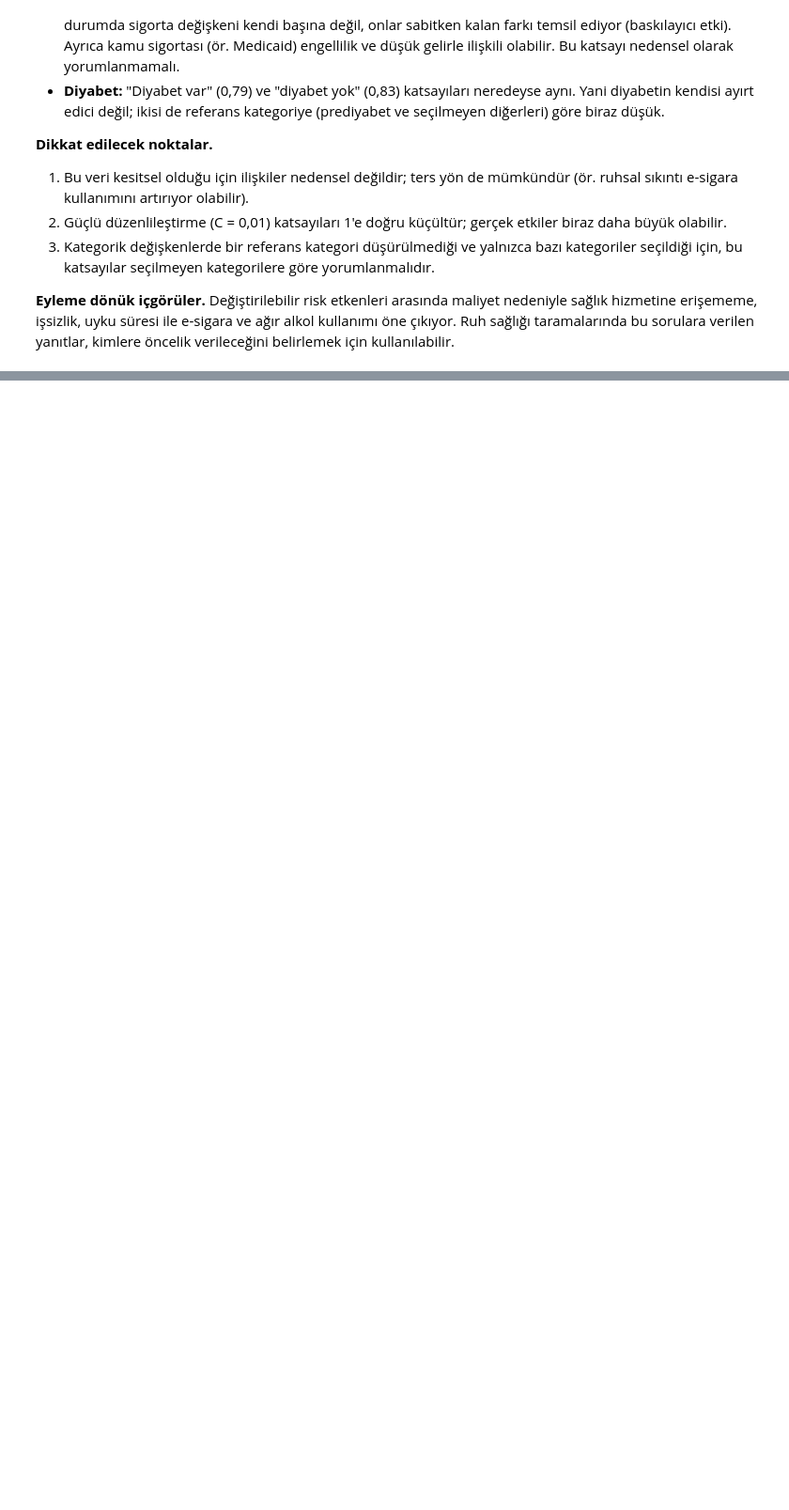
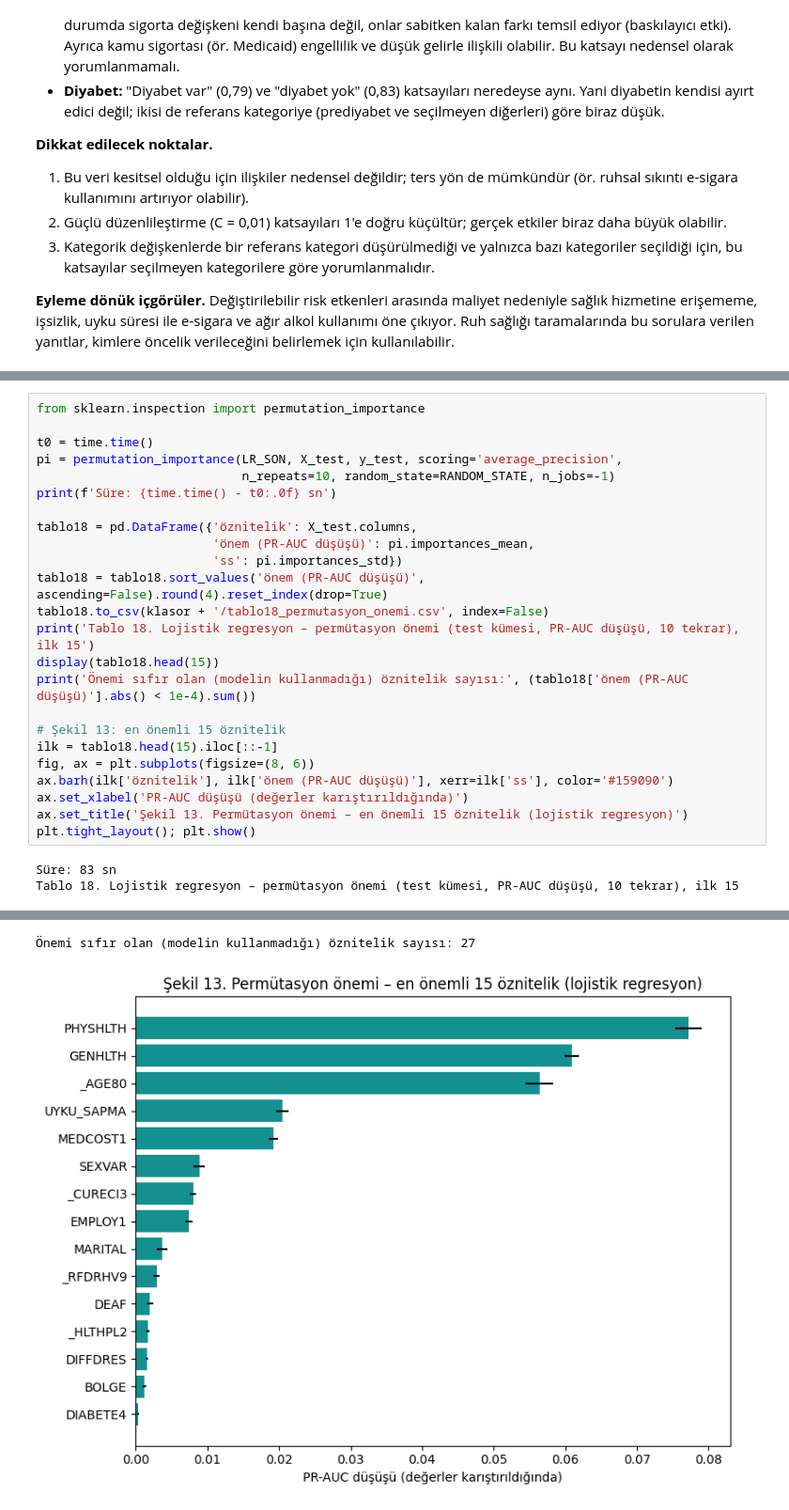
Before and after one commit to omeruslusoy/brfss-ruhsal-sikinti, a Jupyter notebook: 02_modelleme.ipynb, the cells around one changed output, grey strips where cells are left out. Shown at 94% size. Cells and saved outputs as stored; diff of their text form; blank space fills up the shorter version.

Commit message:
02: PR-AUC ve permütasyon önemi eklendi

```diff
--- a/02_modelleme.ipynb
+++ b/02_modelleme.ipynb
@@ -656,0 +698,27 @@ Tablo 16. Lojistik regresyon (RFE-20, C = 0,01) katsayıları, etki büyüklüğ
+# %%
+from sklearn.inspection import permutation_importance
+
+t0 = time.time()
+pi = permutation_importance(LR_SON, X_test, y_test, scoring='average_precision',
+                            n_repeats=10, random_state=RANDOM_STATE, n_jobs=-1)
+print(f'Süre: {time.time() - t0:.0f} sn')
+
+tablo18 = pd.DataFrame({'öznitelik': X_test.columns,
+                        'önem (PR-AUC düşüşü)': pi.importances_mean,
+                        'ss': pi.importances_std})
+tablo18 = tablo18.sort_values('önem (PR-AUC düşüşü)', ascending=False).round(4).reset_index(drop=True)
+tablo18.to_csv(klasor + '/tablo18_permutasyon_onemi.csv', index=False)
+print('Tablo 18. Lojistik regresyon – permütasyon önemi (test kümesi, PR-AUC düşüşü, 10 tekrar), ilk 15')
+display(tablo18.head(15))
+print('Önemi sıfır olan (modelin kullanmadığı) öznitelik sayısı:', (tablo18['önem (PR-AUC düşüşü)'].abs() < 1e-4).sum())
+
+# Şekil 13: en önemli 15 öznitelik
+ilk = tablo18.head(15).iloc[::-1]
+fig, ax = plt.subplots(figsize=(8, 6))
+ax.barh(ilk['öznitelik'], ilk['önem (PR-AUC düşüşü)'], xerr=ilk['ss'], color='#159090')
+ax.set_xlabel('PR-AUC düşüşü (değerler karıştırıldığında)')
+ax.set_title('Şekil 13. Permütasyon önemi – en önemli 15 öznitelik (lojistik regresyon)')
+plt.tight_layout(); plt.show()
+# %% [output]
+Süre: 83 sn
+Tablo 18. Lojistik regresyon – permütasyon önemi (test kümesi, PR-AUC düşüşü, 10 tekrar), ilk 15
@@ -656,0 +741,2 @@ Tablo 16. Lojistik regresyon (RFE-20, C = 0,01) katsayıları, etki büyüklüğ
+Önemi sıfır olan (modelin kullanmadığı) öznitelik sayısı: 27
+[figure, added]
```
Also changed, not shown: parts of 18 cells of this notebook.
